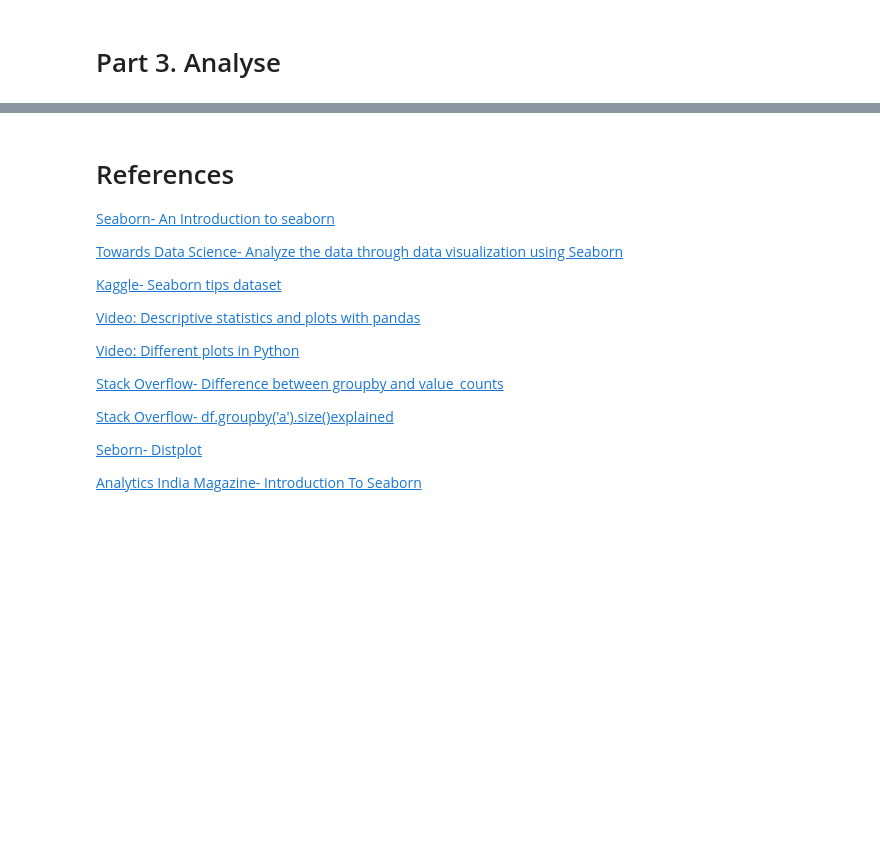
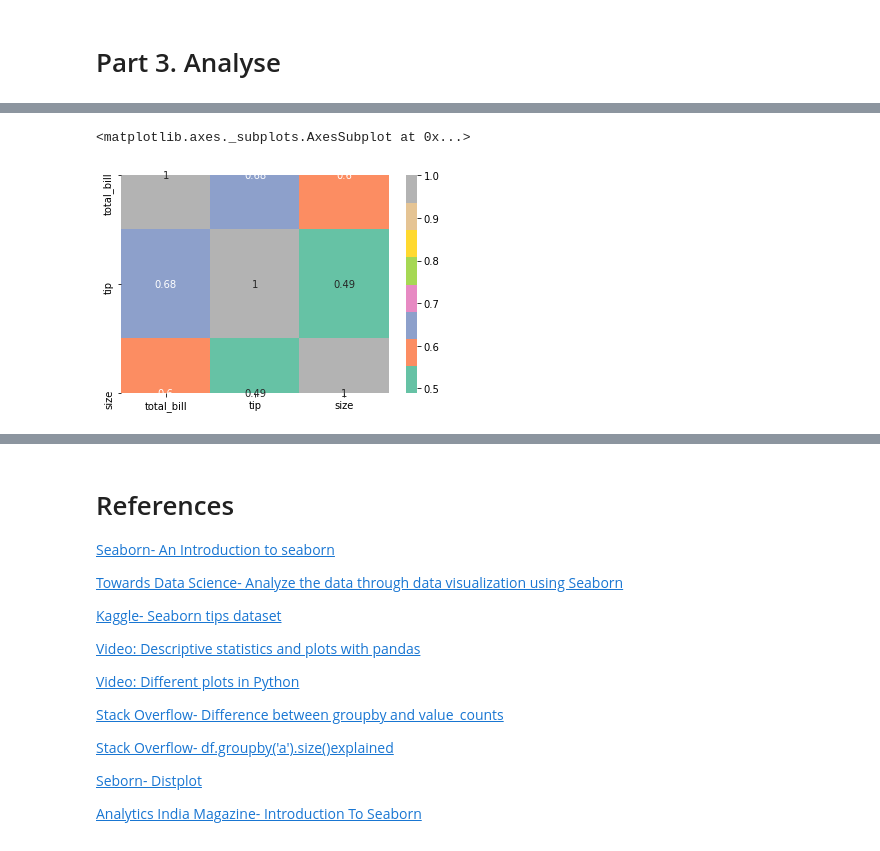
Before and after one commit to amacuga/fundamentals-assessment, a Jupyter notebook: Assessment.ipynb, the cells around one changed output, grey strips where cells are left out. Drawn from its saved outputs; the diff is of its cells as text; code cells hidden in the pictures; blank space fills up the shorter version.

```diff
--- a/Assessment.ipynb
+++ b/Assessment.ipynb
@@ -336,0 +353,6 @@ SpearmanrResult(correlation=0.6789681219001009, pvalue=2.501158440923619e-34)
+# %%
+#Create the heatmap.
+sns.heatmap(tips.corr(), cmap = "Set2", annot = True)
+# %% [output]
+<matplotlib.axes._subplots.AxesSubplot at 0x...>
+[figure, added]
```
Also changed, not shown: parts of 6 cells of this notebook.
